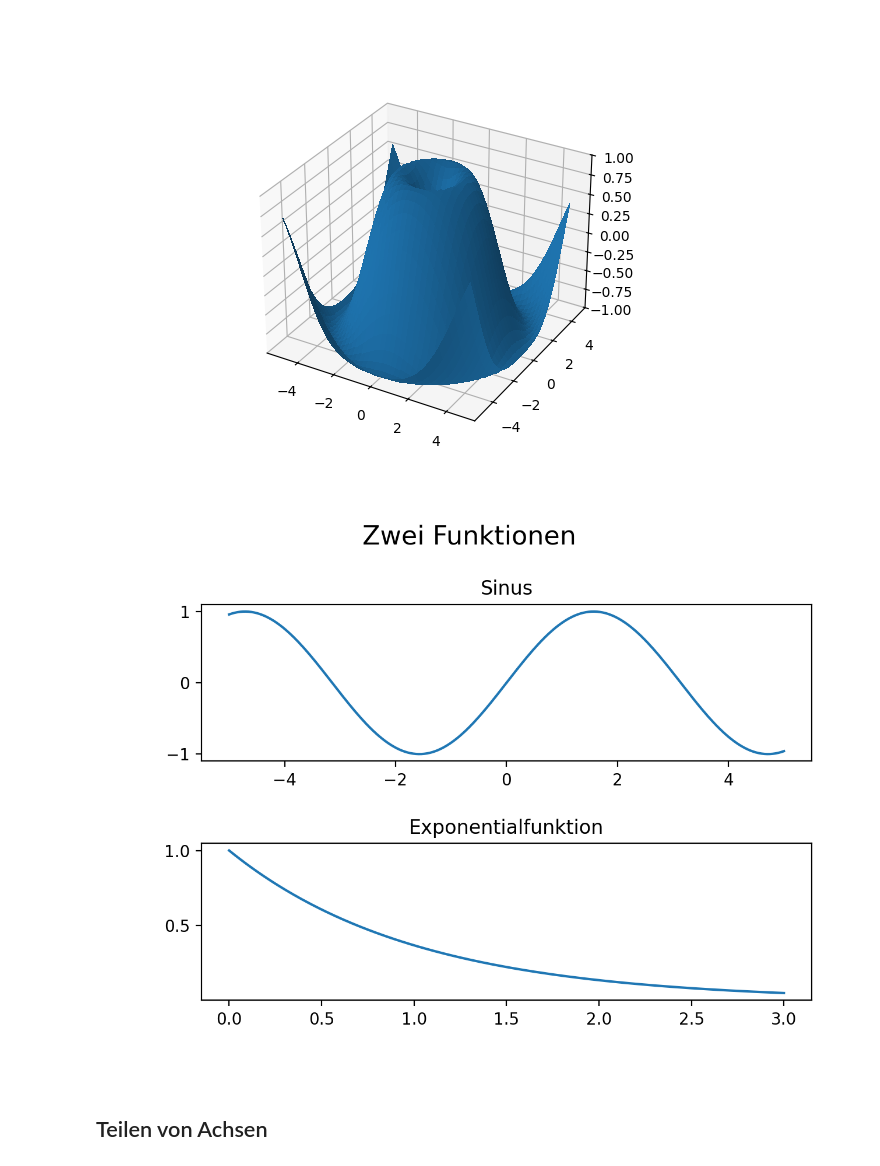
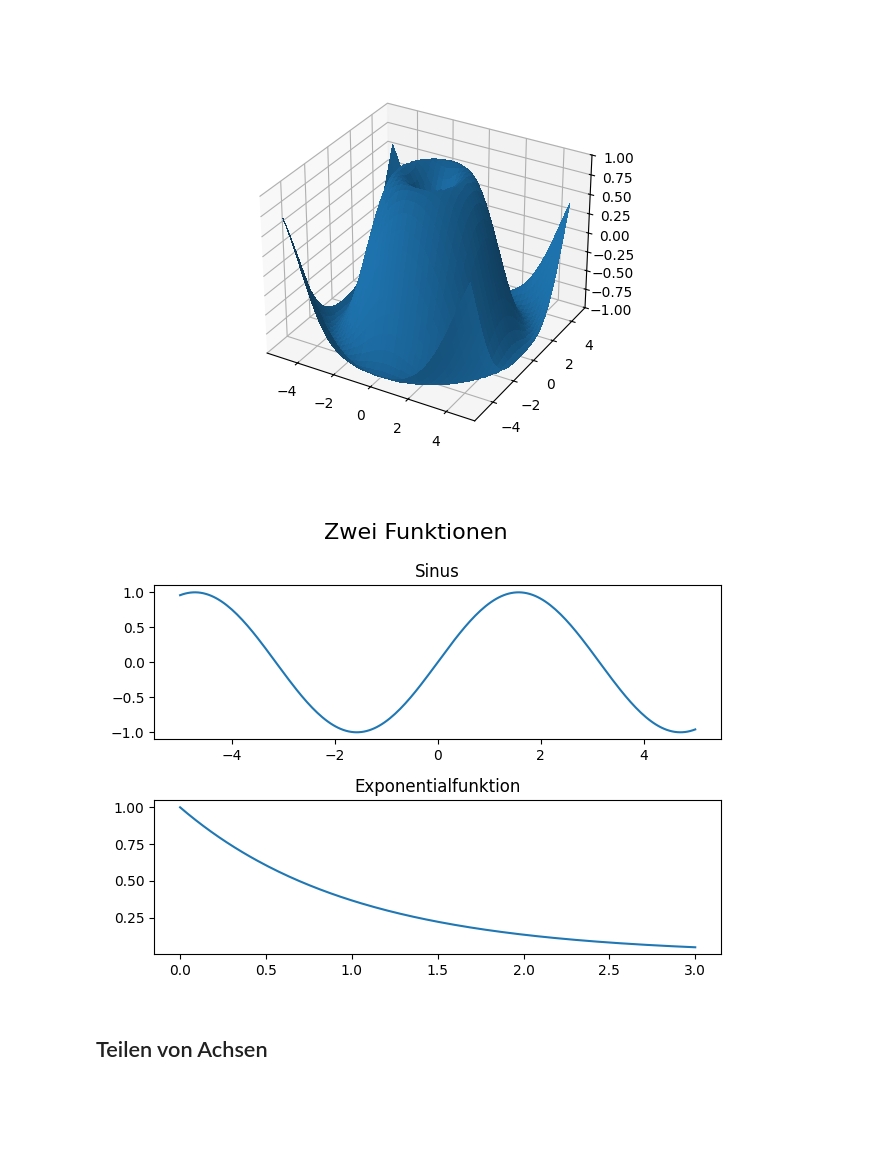
Before and after one commit to uja-works/Programmieren2, a Jupyter notebook: Matplotlib.ipynb, the cells around one changed output. Saved outputs shown, nothing was run; the diff lists cells and outputs as text; code cells hidden in the pictures; blank space fills up the shorter version.

```diff
--- a/Matplotlib.ipynb
+++ b/Matplotlib.ipynb
@@ -35,29 +35,29 @@ plt.show()
 # %%
 # Mehrere Plots
 fig1 = plt.figure(1, constrained_layout=True)
 fig1.clear()
 ax = fig1.subplots(2, 1) # Figur mit 2 Zeilen, 1 Spalte
 
 ax[0].set_title("Sinus")
 x = np.linspace(-5, 5, 200)
 y = np.sin(x)
 ax[0].plot(x, y)
 
 x = np.linspace(0, 3, 200)
 y = np.exp(-x)
 ax[1].plot(x, y)
 ax[1].set_title("Exponentialfunktion")
 
 fig1.suptitle("Zwei Funktionen", fontsize=16)
-#fig1.tight_layout()
+fig1.tight_layout()
 
 # Speichern als png- oder pdf-Datei
 plt.savefig("fig1.png")
 plt.savefig("fig1.pdf")
 
 plt.show()
 # %% [output]
-[figure, old version]
+[figure, new version]
 # %% [markdown]
 ## Teilen von Achsen
 # %%
```
Also changed, not shown: 16 other files.
